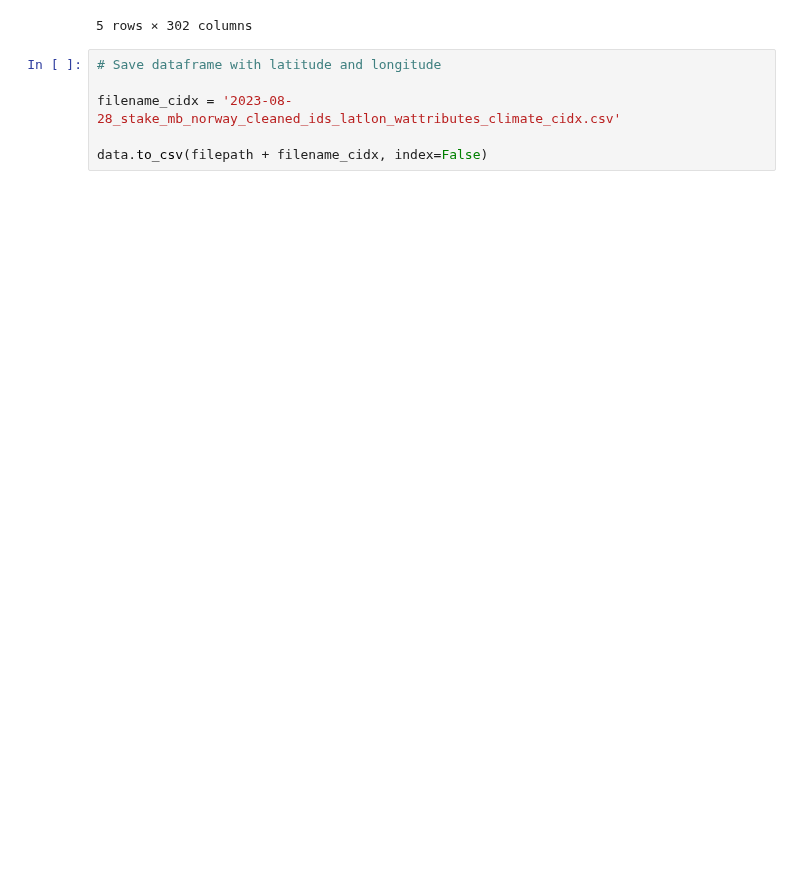
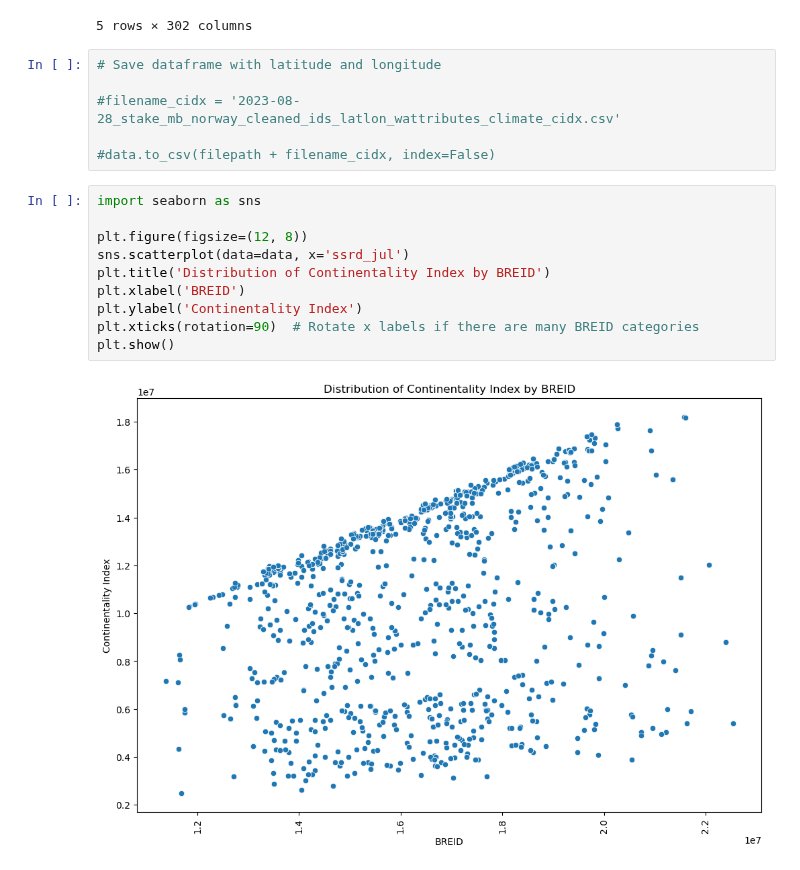
Before and after one commit to khsjursen/ML_MB_Norway, a Jupyter notebook: add_additional_features.ipynb, the cells around one changed output. Drawn from its saved outputs; the diff is of its cells as text; blank space fills up the shorter version.

```diff
--- a/add_additional_features.ipynb
+++ b/add_additional_features.ipynb
@@ -98,6 +98,18 @@ data.head()
 # %%
 # Save dataframe with latitude and longitude
 
-filename_cidx = '2023-08-28_stake_mb_norway_cleaned_ids_latlon_wattributes_climate_cidx.csv'
+#filename_cidx = '2023-08-28_stake_mb_norway_cleaned_ids_latlon_wattributes_climate_cidx.csv'
 
-data.to_csv(filepath + filename_cidx, index=False)
+#data.to_csv(filepath + filename_cidx, index=False)
+# %%
+import seaborn as sns
+
+plt.figure(figsize=(12, 8))
+sns.scatterplot(data=data, x='ssrd_jul')
+plt.title('Distribution of Continentality Index by BREID')
+plt.xlabel('BREID')
+plt.ylabel('Continentality Index')
+plt.xticks(rotation=90)  # Rotate x labels if there are many BREID categories
+plt.show()
+# %% [output]
+[figure, added]
```
